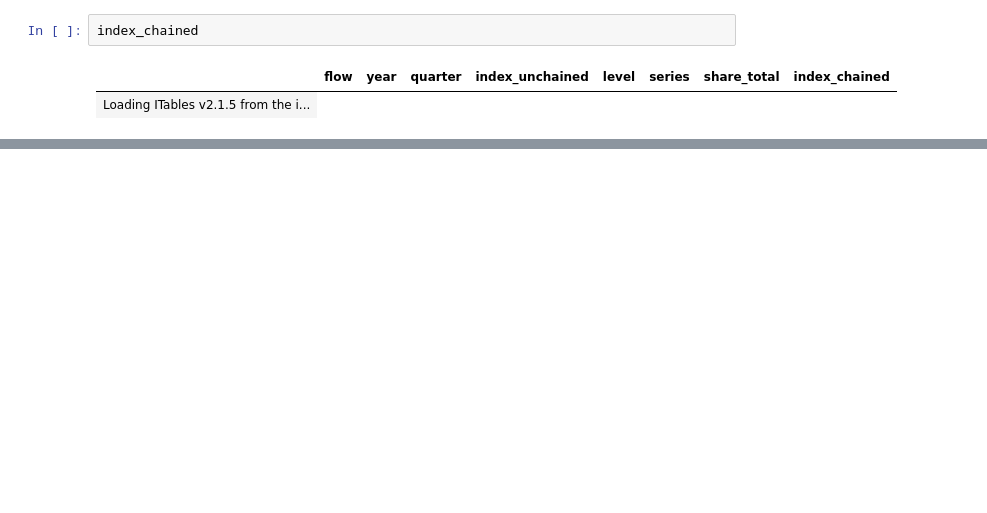
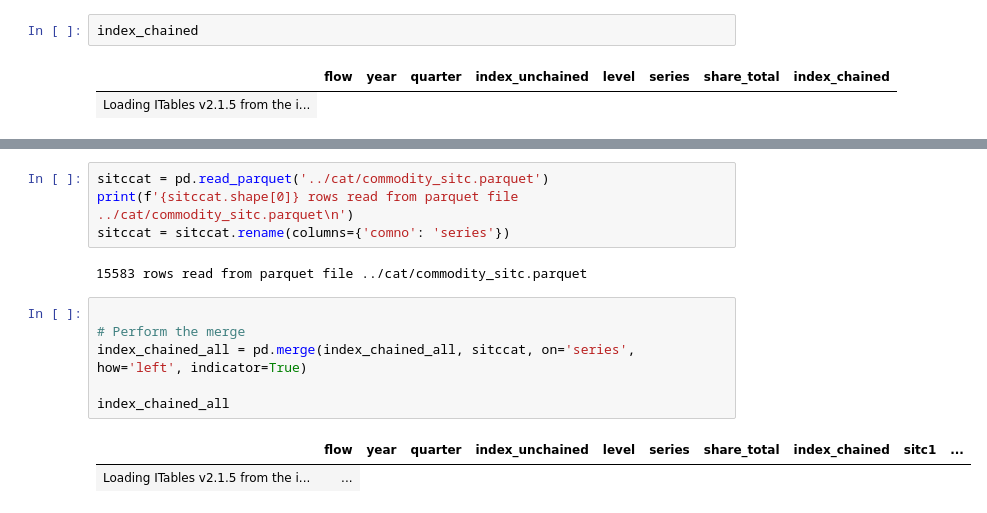
Before and after one commit to havardjensen/TradeIndexMalawi-XMPI, a Jupyter notebook: src/Look_up.ipynb, the cells around one changed output, grey strips where cells are left out. Saved outputs shown, nothing was run; the diff lists cells and outputs as text; blank space fills up the shorter version.

```diff
--- a/src/Look_up.ipynb
+++ b/src/Look_up.ipynb
@@ -510,0 +454,15 @@ plt.show()
+# %%
+sitccat = pd.read_parquet('../cat/commodity_sitc.parquet')
+print(f'{sitccat.shape[0]} rows read from parquet file ../cat/commodity_sitc.parquet\n')
+sitccat = sitccat.rename(columns={'comno': 'series'})
+# %% [output]
+15583 rows read from parquet file ../cat/commodity_sitc.parquet
+# %%
+
+# Perform the merge
+index_chained_all = pd.merge(index_chained_all, sitccat, on='series', how='left', indicator=True)
+
+index_chained_all
+# %% [output]
+|  | flow | year | quarter | index_unchained | level | series | share_total | index_chained | sitc1 | ... |
+| Loading ITables v2.1.5 from the i... | ... |
```
Also changed, not shown: parts of 19 cells of this notebook, 2 other files.
